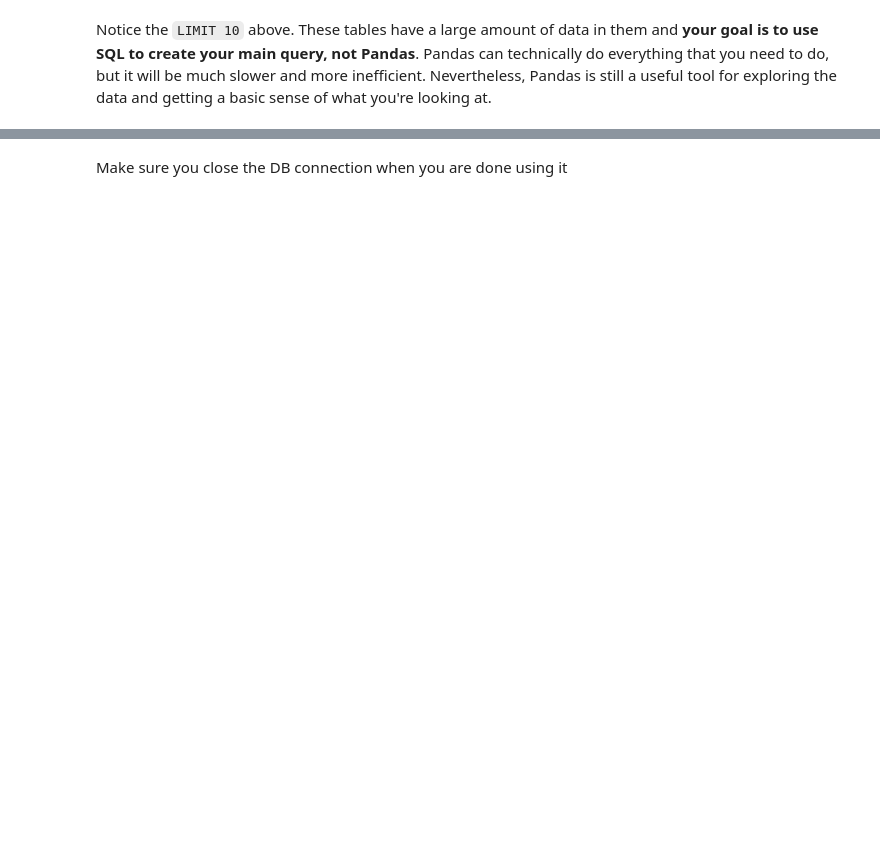
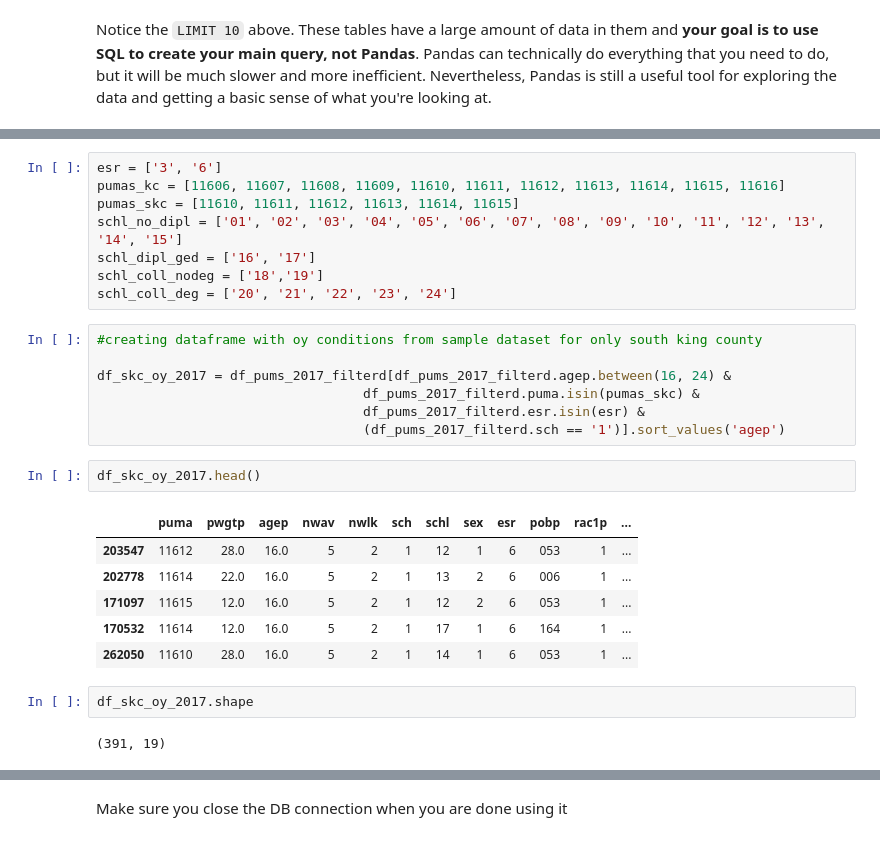
Before and after one commit to awyeh64/phase-1-project-west-ds-082420, a Jupyter notebook: notebooks/exploratory/Oz_prelim_work_data_tables.ipynb, the cells around one changed output, grey strips where cells are left out. Cells and saved outputs as stored; diff of their text form; blank space fills up the shorter version.

```diff
--- a/notebooks/exploratory/Oz_prelim_work_data_tables.ipynb
+++ b/notebooks/exploratory/Oz_prelim_work_data_tables.ipynb
@@ -294,0 +259,28 @@ Name: cow, dtype: int64
+# %%
+esr = ['3', '6']
+pumas_kc = [11606, 11607, 11608, 11609, 11610, 11611, 11612, 11613, 11614, 11615, 11616]
+pumas_skc = [11610, 11611, 11612, 11613, 11614, 11615]
+schl_no_dipl = ['01', '02', '03', '04', '05', '06', '07', '08', '09', '10', '11', '12', '13', '14', '15']
+schl_dipl_ged = ['16', '17']
+schl_coll_nodeg = ['18','19']
+schl_coll_deg = ['20', '21', '22', '23', '24']
+# %%
+#creating dataframe with oy conditions from sample dataset for only south king county
+
+df_skc_oy_2017 = df_pums_2017_filterd[df_pums_2017_filterd.agep.between(16, 24) &
+                                  df_pums_2017_filterd.puma.isin(pumas_skc) &
+                                  df_pums_2017_filterd.esr.isin(esr) &
+                                  (df_pums_2017_filterd.sch == '1')].sort_values('agep')
+# %%
+df_skc_oy_2017.head()
+# %% [output]
+|  | puma | pwgtp | agep | nwav | nwlk | sch | schl | sex | esr | pobp | rac1p | ... |
+| 203547 | 11612 | 28.0 | 16.0 | 5 | 2 | 1 | 12 | 1 | 6 | 053 | 1 | ... |
+| 202778 | 11614 | 22.0 | 16.0 | 5 | 2 | 1 | 13 | 2 | 6 | 006 | 1 | ... |
+| 171097 | 11615 | 12.0 | 16.0 | 5 | 2 | 1 | 12 | 2 | 6 | 053 | 1 | ... |
+| 170532 | 11614 | 12.0 | 16.0 | 5 | 2 | 1 | 17 | 1 | 6 | 164 | 1 | ... |
+| 262050 | 11610 | 28.0 | 16.0 | 5 | 2 | 1 | 14 | 1 | 6 | 053 | 1 | ... |
+# %%
+df_skc_oy_2017.shape
+# %% [output]
+(391, 19)
```
Also changed, not shown: parts of 85 cells of this notebook, 2 other files.
